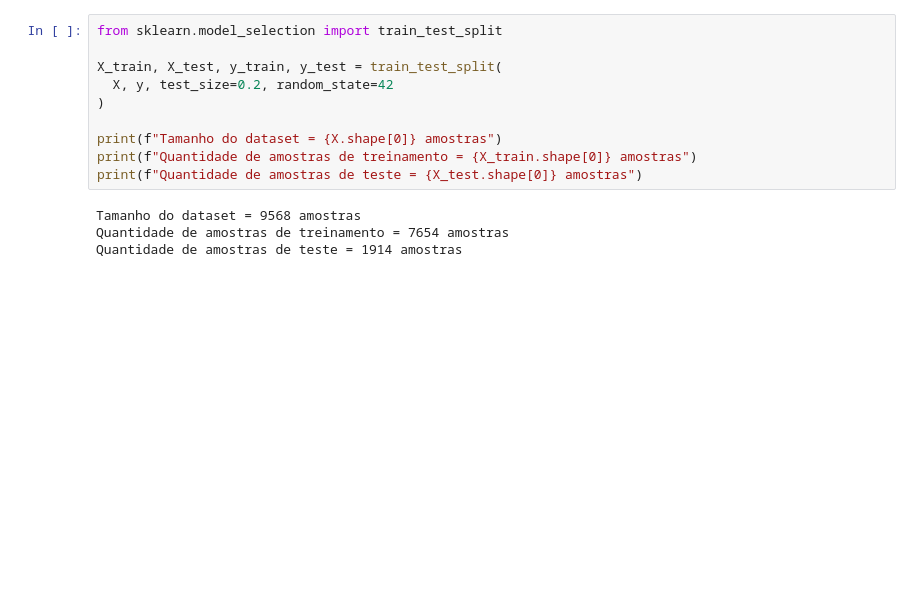
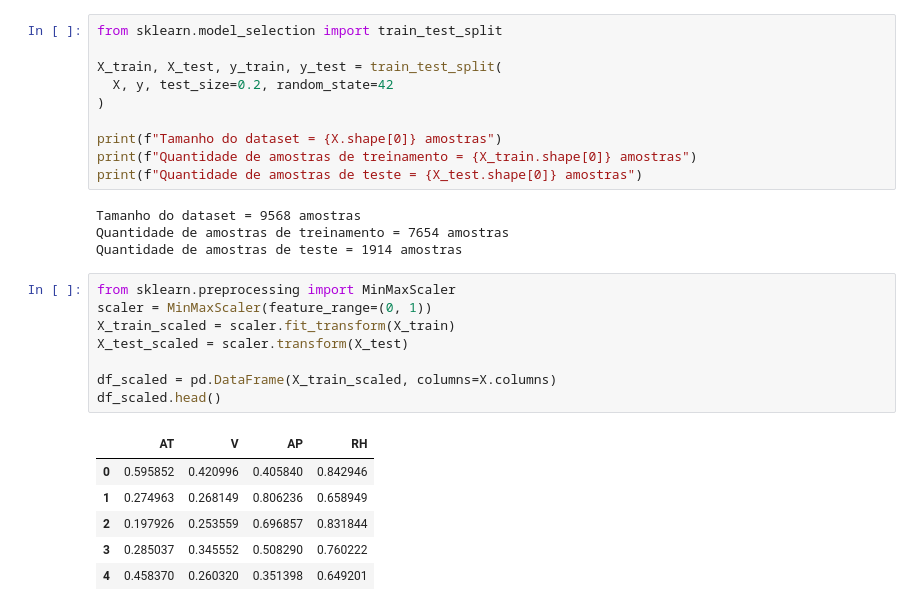
Before and after one commit to mmvbs/Combined-Cycle-Power-Plant, a Jupyter notebook: RegressionP.ipynb, the cells around one changed output. Drawn from its saved outputs; the diff is of its cells as text; blank space fills up the shorter version.

```diff
--- a/RegressionP.ipynb
+++ b/RegressionP.ipynb
@@ -93,3 +110,18 @@ print(f"Quantidade de amostras de teste = {X_test.shape[0]} amostras")
 Tamanho do dataset = 9568 amostras
 Quantidade de amostras de treinamento = 7654 amostras
 Quantidade de amostras de teste = 1914 amostras
+# %%
+from sklearn.preprocessing import MinMaxScaler
+scaler = MinMaxScaler(feature_range=(0, 1))
+X_train_scaled = scaler.fit_transform(X_train)
+X_test_scaled = scaler.transform(X_test)
+
+df_scaled = pd.DataFrame(X_train_scaled, columns=X.columns)
+df_scaled.head()
+# %% [output]
+|  | AT | V | AP | RH |
+| 0 | 0.595852 | 0.420996 | 0.405840 | 0.842946 |
+| 1 | 0.274963 | 0.268149 | 0.806236 | 0.658949 |
+| 2 | 0.197926 | 0.253559 | 0.696857 | 0.831844 |
+| 3 | 0.285037 | 0.345552 | 0.508290 | 0.760222 |
+| 4 | 0.458370 | 0.260320 | 0.351398 | 0.649201 |
```
Also changed, not shown: parts of 11 cells of this notebook, 2 other files.
